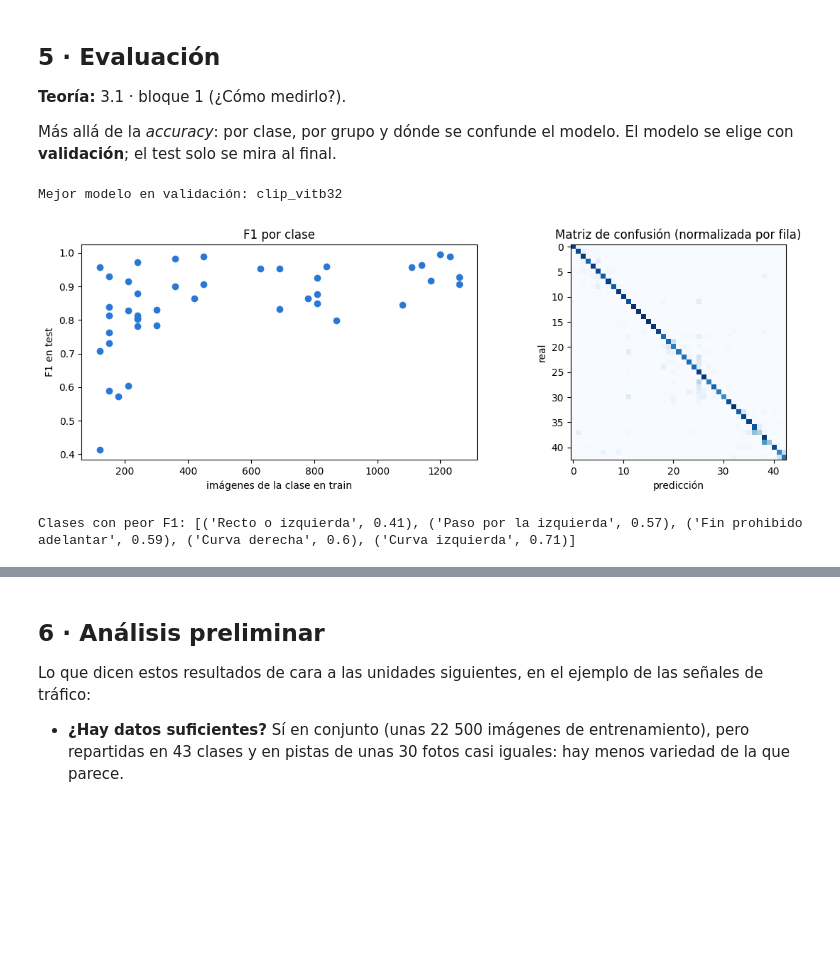
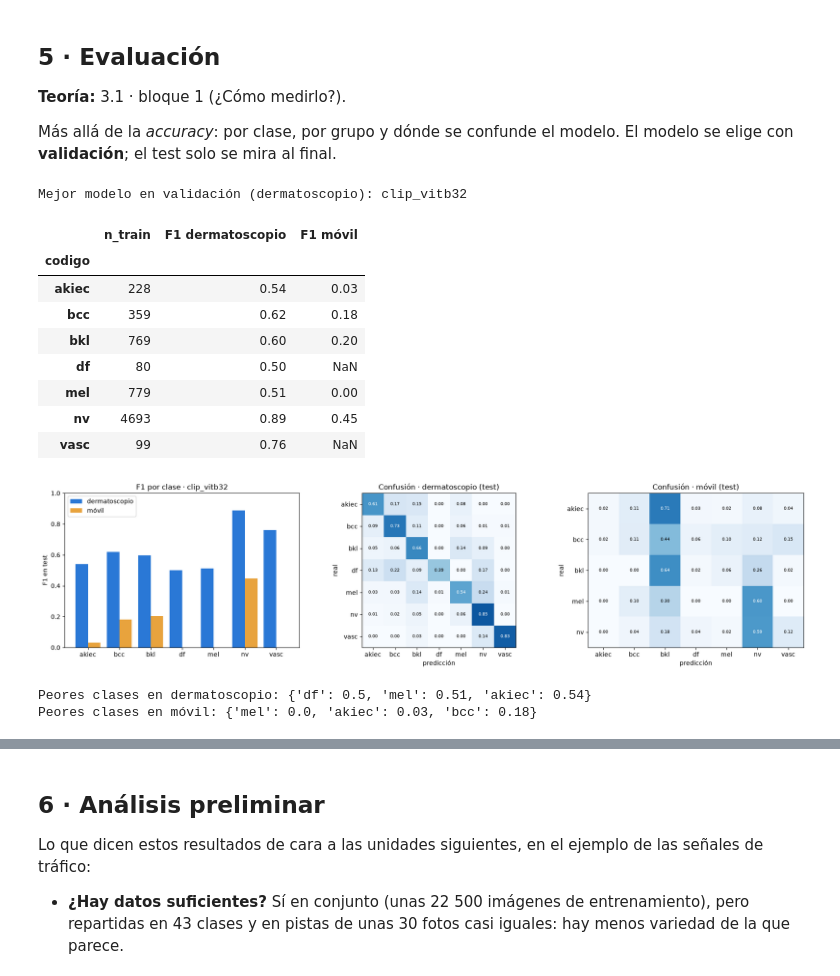
Before and after one commit to idom-ai/VISION-ARTIFICIAL, a Jupyter notebook: PROYECTO/01_baseline.ipynb, the cells around one changed output, grey strips where cells are left out. Drawn from its saved outputs; the diff is of its cells as text; code cells hidden in the pictures; blank space fills up the shorter version.

```diff
--- a/PROYECTO/01_baseline.ipynb
+++ b/PROYECTO/01_baseline.ipynb
@@ -39,8 +24,8 @@ from sklearn.linear_model import LogisticRegression, RidgeClassifier
 from sklearn.metrics import accuracy_score, balanced_accuracy_score, f1_score
 warnings.filterwarnings('ignore', message='xFormers')  # DINOv2 avisa de que falta xFormers, que es opcional
 
-TRABAJO = Path(os.environ.get('trabajo'))
-DATOS = Path(os.environ.get('datos'))
+TRABAJO = Path('trabajo')
+DATOS = Path('datos')
 TRABAJO.mkdir(parents=True, exist_ok=True)
 DATOS.mkdir(parents=True, exist_ok=True)
 
@@ -50,7 +35,7 @@ DEVICE = (
     else "cpu"
 )
 
-NUM_WORKERS = min(8, os.cpu_count() or 2)
+NUM_WORKERS = 0 if sys.platform == 'darwin' else min(8, os.cpu_count() or 2)
 SEMILLA = 0
 random.seed(SEMILLA); np.random.seed(SEMILLA); torch.manual_seed(SEMILLA)
 print('Dispositivo:', DEVICE, '| resultados en:', TRABAJO.resolve())
@@ -407,23 +542,56 @@ Más allá de la *accuracy*: por clase, por grupo y dónde se confunde el modelo
 # %%
 from sklearn.metrics import confusion_matrix
 
-MEJOR = resultados[resultados['particion'] == 'val'].sort_values('macro_f1').iloc[-1]['modelo']
-pred = PRED_TEST[MEJOR]
-print('Mejor modelo en validación:', MEJOR)
+# El modelo se elige con la validación del origen; el test solo se mira al final
+val_o = resultados[(resultados['dominio'] == 'dermatoscopio') & (resultados['particion'] == 'val')]
+MEJOR = val_o.sort_values('macro_f1').iloc[-1]['modelo']
+print('Mejor modelo en validación (dermatoscopio):', MEJOR)
+pred_o, pred_d = PRED_TEST[MEJOR], PRED_DESTINO[MEJOR]
 
-f1_clase = f1_score(y[te], pred, average=None)
-n_train = np.bincount(y[tr], minlength=len(clases))
-fig, axs = plt.subplots(1, 2, figsize=(12, 4))
-axs[0].scatter(n_train, f1_clase, color='#2a78d6')
-axs[0].set_xlabel('imágenes de la clase en train'); axs[0].set_ylabel('F1 en test'); axs[0].set_title('F1 por clase')
-axs[1].imshow(confusion_matrix(y[te], pred, normalize='true'), cmap='Blues')
-axs[1].set_title('Matriz de confusión (normalizada por fila)'); axs[1].set_xlabel('predicción'); axs[1].set_ylabel('real')
+# F1 por clase en los dos tests (en el móvil, df y vasc no existen: NaN)
+f1_o = f1_score(y[te], pred_o, labels=clases.index, average=None, zero_division=0)
+f1_d = f1_score(y[te_d], pred_d, labels=clases.index, average=None, zero_division=0)
+f1_d = np.where(clases['en_destino'], f1_d, np.nan)
+f1_clase = pd.DataFrame({'n_train': np.bincount(y[tr], minlength=len(clases)),
+                         'F1 dermatoscopio': f1_o, 'F1 móvil': f1_d}, index=cod)
+display(f1_clase.round(2))
+
+def dibujar_confusion(ax, y_true, pred, filas, titulo):
+    # Filas: clases reales presentes; columnas: las 7 clases que puede predecir el modelo
+    cm = confusion_matrix(y_true, pred, labels=clases.index)[filas]
+    cm = cm / cm.sum(1, keepdims=True)
+    ax.imshow(cm, cmap='Blues', vmin=0, vmax=1)
+    for i in range(cm.shape[0]):
+        for j in range(cm.shape[1]):
+            ax.text(j, i, f'{cm[i, j]:.2f}', ha='center', va='center', fontsize=7,
+                    color='white' if cm[i, j] > .5 else 'black')
+    ax.set_xticks(range(len(clases)), cod); ax.set_yticks(range(len(filas)), cod.loc[filas])
+    ax.set_xlabel('predicción'); ax.set_ylabel('real'); ax.set_title(titulo)
+
+fig, axs = plt.subplots(1, 3, figsize=(18, 4.5))
+x = np.arange(len(clases))
+axs[0].bar(x - 0.2, f1_o, 0.4, label='dermatoscopio', color='#2a78d6')
+axs[0].bar(x + 0.2, np.nan_to_num(f1_d), 0.4, label='móvil', color='#e8a33d')
+axs[0].set_xticks(x, cod); axs[0].set_ylim(0, 1); axs[0].set_ylabel('F1 en test')
+axs[0].set_title(f'F1 por clase · {MEJOR}'); axs[0].legend()
+dibujar_confusion(axs[1], y[te], pred_o, list(clases.index), 'Confusión · dermatoscopio (test)')
+dibujar_confusion(axs[2], y[te_d], pred_d, CLASES_DESTINO, 'Confusión · móvil (test)')
 plt.tight_layout(); plt.show()
 
-peores = np.argsort(f1_clase)[:5]
-print('Clases con peor F1:', [(clases.loc[c, 'nombre'], round(float(f1_clase[c]), 2)) for c in peores])
+for dom, f in [('dermatoscopio', f1_clase['F1 dermatoscopio']), ('móvil', f1_clase['F1 móvil'])]:
+    print(f'Peores clases en {dom}:', f.dropna().sort_values().head(3).round(2).to_dict())
 # %% [output]
-Mejor modelo en validación: clip_vitb32
+Mejor modelo en validación (dermatoscopio): clip_vitb32
+|  | n_train | F1 dermatoscopio | F1 móvil |
+| codigo |  |  |  |
+| akiec | 228 | 0.54 | 0.03 |
+| bcc | 359 | 0.62 | 0.18 |
+| bkl | 769 | 0.60 | 0.20 |
+| df | 80 | 0.50 | NaN |
+| mel | 779 | 0.51 | 0.00 |
+| nv | 4693 | 0.89 | 0.45 |
+| vasc | 99 | 0.76 | NaN |
-[figure, old version]
+[figure, new version]
-Clases con peor F1: [('Recto o izquierda', 0.41), ('Paso por la izquierda', 0.57), ('Fin prohibido adelantar', 0.59), ('Curva derecha', 0.6), ('Curva izquierda', 0.71)]
+Peores clases en dermatoscopio: {'df': 0.5, 'mel': 0.51, 'akiec': 0.54}
+Peores clases en móvil: {'mel': 0.0, 'akiec': 0.03, 'bcc': 0.18}
 # %%
```
Also changed, not shown: parts of 12 cells of this notebook, 2 other files.
